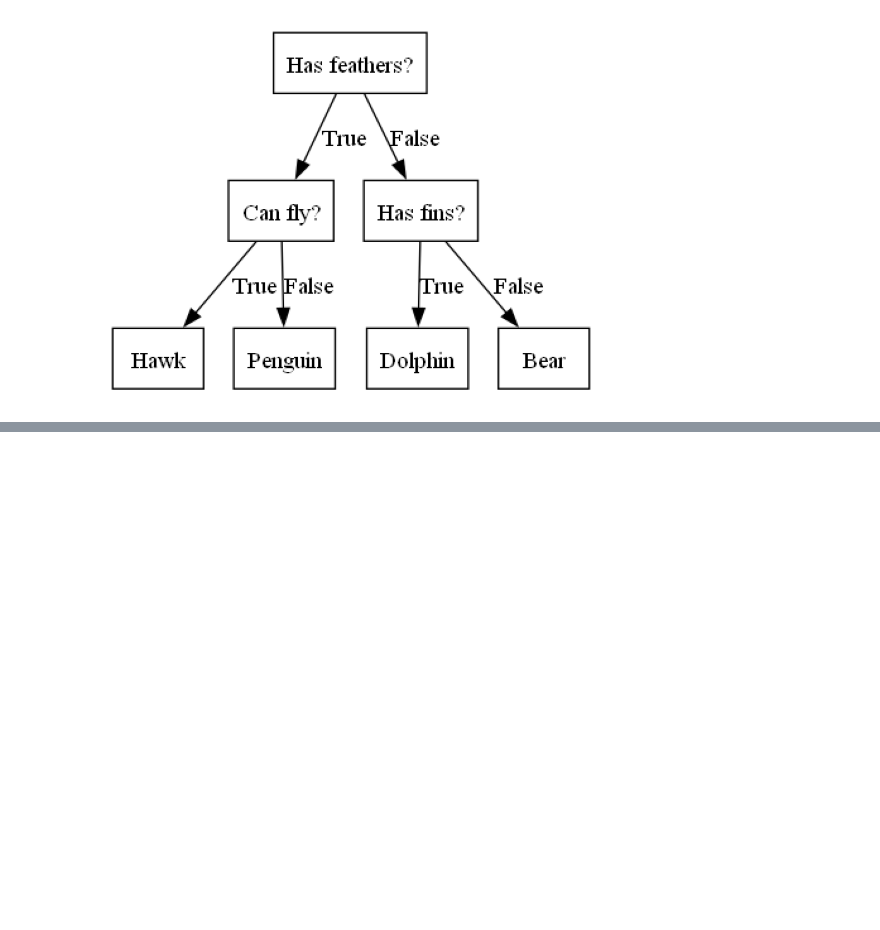
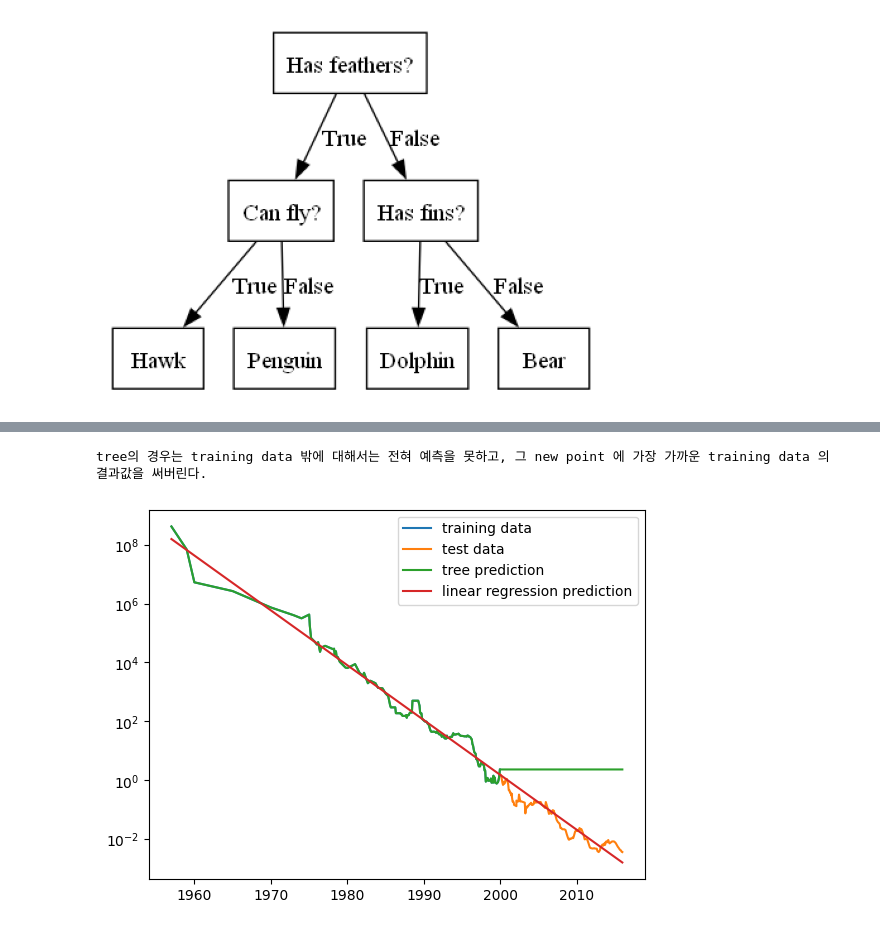
Before and after one commit to yena2bell/ML_study, a Jupyter notebook: 250517 Decision tree.ipynb, the cells around one changed output, grey strips where cells are left out. Cells and saved outputs as stored; diff of their text form; code cells hidden in the pictures; blank space fills up the shorter version.

```diff
--- a/250517 Decision tree.ipynb
+++ b/250517 Decision tree.ipynb
@@ -21,0 +131,38 @@ mglearn.plots.plot_animal_tree()
+# %%
+from sklearn.tree import DecisionTreeRegressor
+
+data_train = ram_prices[ram_prices.date < 2000]
+data_test = ram_prices[ram_prices.date >= 2000]
+
+X_train = data_train.date.to_numpy()[:,np.newaxis]
+#date 특성만 사용함
+#np.newaxis는 (202,) --> (202,1) 형태가 되도록 한 것.
+y_train = np.log(data_train.price)
+#log 스케일로 변환해서 학습함. 이것은 요령인 듯.
+
+tree = DecisionTreeRegressor().fit(X_train, y_train)
+
+X_all = ram_prices.date.to_numpy()[:, np.newaxis]
+#전체 기간에 대해서 예측.
+
+pred_tree = tree.predict(X_all)
+price_tree = np.exp(pred_tree)
+#앞서서 log 씌운 값을 train에 사용하였으니 이를 복구함.
+# %%
+#linear regression 과도 비교해 보기.
+from sklearn.linear_model import LinearRegression
+
+linear_reg = LinearRegression().fit(X_train, y_train)
+pred_lr = linear_reg.predict(X_all)
+
+price_lr = np.exp(pred_lr)
+# %%
+plt.semilogy(data_train.date, data_train.price, label="training data")
+plt.semilogy(data_test.date, data_test.price, label="test data")
+plt.semilogy(ram_prices.date, price_tree, label="tree prediction")
+plt.semilogy(ram_prices.date, price_lr, label="linear regression prediction")
+plt.legend()
+print("tree의 경우는 training data 밖에 대해서는 전혀 예측을 못하고, 그 new point 에 가장 가까운 training data 의 결과값을 써버린다.")
+# %% [output]
+tree의 경우는 training data 밖에 대해서는 전혀 예측을 못하고, 그 new point 에 가장 가까운 training data 의 결과값을 써버린다.
+[figure, added]
```
Also changed, not shown: parts of 12 cells of this notebook, 1 other file.
